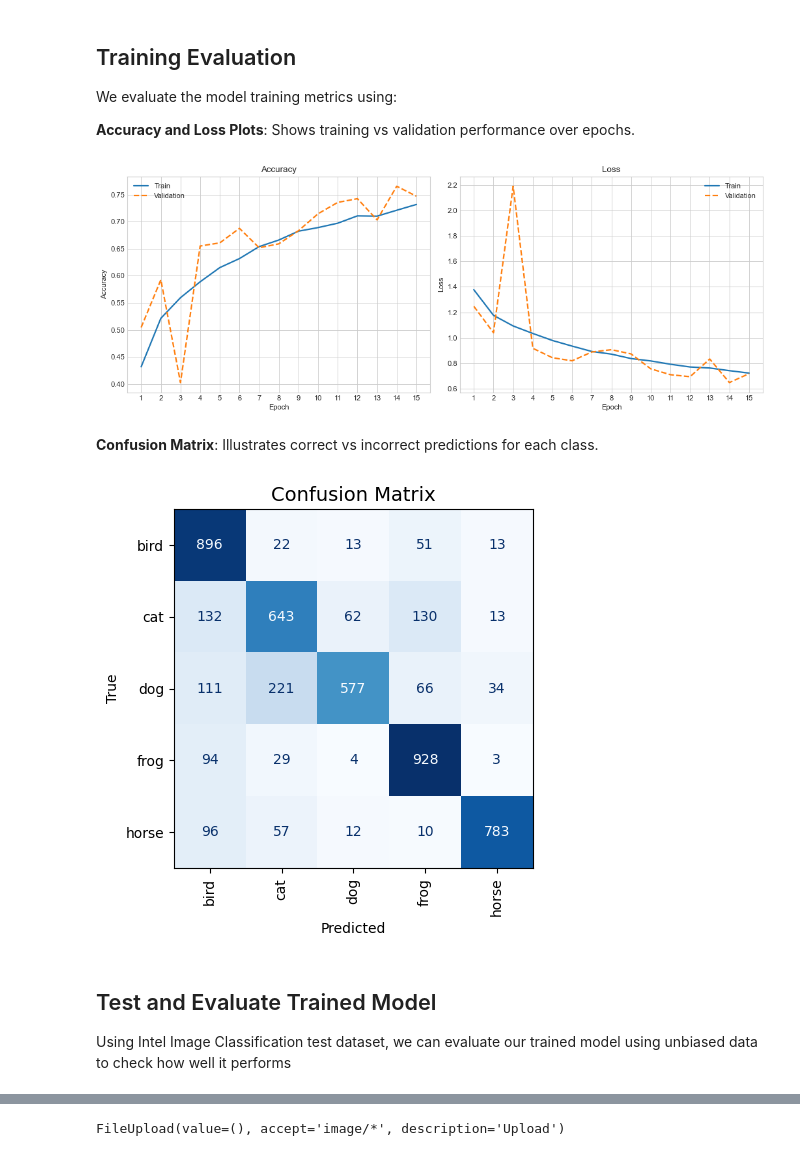
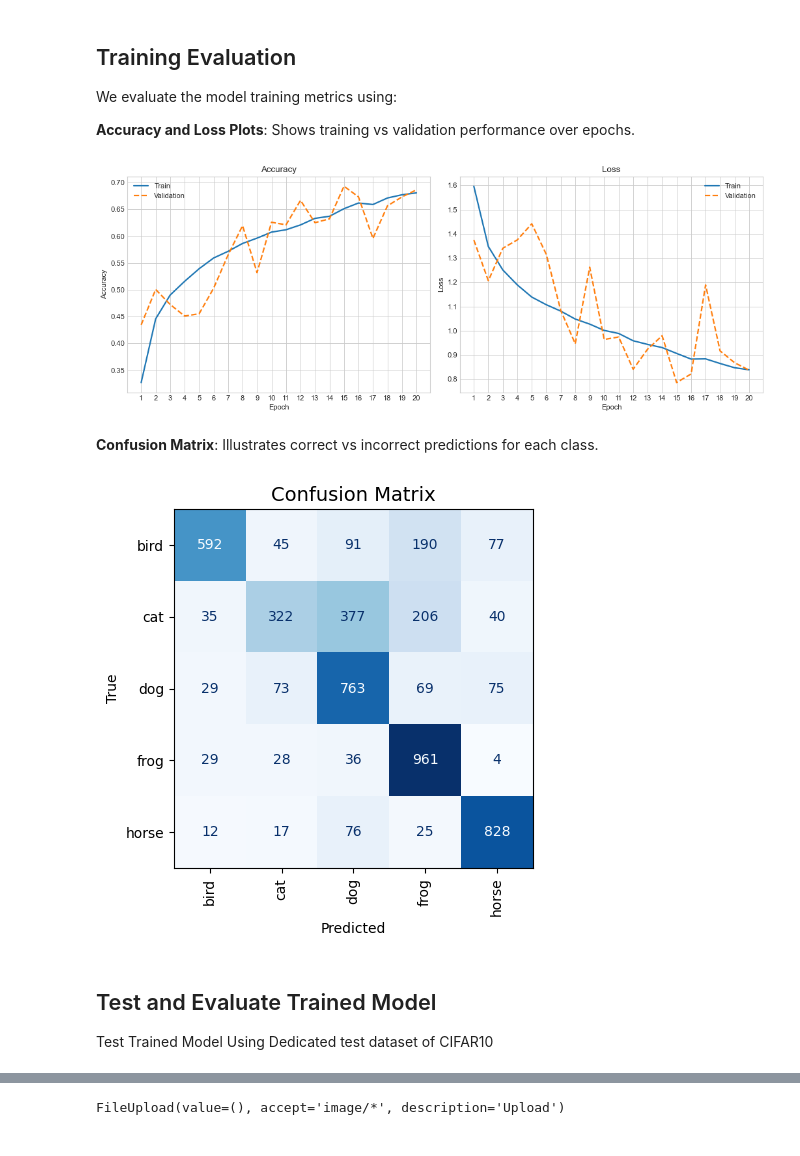
Before and after one commit to baxasd/MLCW2, a Jupyter notebook: Z22590018_MLCW2.ipynb, the cells around one changed output, grey strips where cells are left out. Saved outputs shown, nothing was run; the diff lists cells and outputs as text; code cells hidden in the pictures.

```diff
--- a/Z22590018_MLCW2.ipynb
+++ b/Z22590018_MLCW2.ipynb
@@ -118,7 +115,4 @@ The `image_dataset_from_directory` utility automatically reads images from folde
 # %%
-# Assign global tensorflow seed to change randomness to predictable random number
-# tf.random.set_seed(10)
-
 # Assign corresponding directories to variables.
 train_dir = os.path.join(target_dir, "cifar10/train")
 
@@ -129,7 +123,7 @@ train_data = image_dataset_from_directory(
     subset='training',
     seed=10,
     image_size=(32,32),
-    batch_size=32,
+    batch_size=64,
     label_mode='categorical'
 )
 
@@ -140,16 +134,14 @@ val_data = image_dataset_from_directory(
     subset='validation',
     seed=10,
     image_size=(32,32),
-    batch_size=32,
+    batch_size=64,
     label_mode='categorical',
 )
 
 # Gets and stores number of classes
-class_names = train_data.class_names
 num_classes = len(train_data.class_names)
 
 # Randomize image to improve generalization.
-# Please note that augmentation affected by global seed if set above.
 data_augmentation = tf.keras.Sequential([
     tf.keras.layers.RandomRotation(0.1),
     tf.keras.layers.RandomZoom(0.1),
@@ -172,9 +164,11 @@ The CNN consists of:
 6. **Output Layer**: Specify number of classes, with softmax activation for multi-class classification.
 # %%
 model = Sequential([
+    # Input
     Input(shape=(32,32,3)),
     Rescaling(1./255),
 
+    # Augment Images on fly
     data_augmentation,
 
     # Conv Block 1
@@ -185,7 +179,7 @@ model = Sequential([
     BatchNormalization(),
     Activation('relu'),
     MaxPooling2D((2, 2)),
-    Dropout(0.2),
+    Dropout(0.25),
 
     # Conv Block 2
     Conv2D(64, (3, 3), padding='same', kernel_initializer='he_normal'),
@@ -195,7 +189,7 @@ model = Sequential([
     BatchNormalization(),
     Activation('relu'),
     MaxPooling2D((2, 2)),
-    Dropout(0.3),
+    Dropout(0.35),
 
     # Conv Block 3
     Conv2D(128, (3, 3), padding='same', kernel_initializer='he_normal'),
@@ -205,12 +199,16 @@ model = Sequential([
     BatchNormalization(),
     Activation('relu'),
     MaxPooling2D((2, 2)),
-    Dropout(0.4),
+    Dropout(0.45),
 
+    # Alternative to Flatten()
     GlobalAveragePooling2D(),
 
+    # Dense Block
     Dense(256, activation="relu", kernel_initializer='he_normal'),
     Dropout(0.5),
+    Dense(128, activation="relu", kernel_initializer='he_normal'),
+    Dropout(0.4),
     Dense(num_classes, activation="softmax")
 ])
 
@@ -245,7 +243,7 @@ Model: "sequential_1"
 # %%
 # Early stopping
 early_stop = EarlyStopping(
-    monitor='val_accuracy',  # Usually better for classification
+    monitor='val_accuracy',
     patience=10,             # Increase patience for more stable training
     restore_best_weights=True,
     min_delta=0.001,         # Minimum change to qualify as improvement
@@ -255,7 +253,7 @@ early_stop = EarlyStopping(
 # Compile model. Uses adam optimizer and tries to minimize loss categorical_crossentropy
 model.compile(
 optimizer=Adam(
-    learning_rate=0.001
+    learning_rate=0.0005
 ),
 loss='categorical_crossentropy',
 metrics=['accuracy']
@@ -265,7 +263,7 @@ metrics=['accuracy']
 history = model.fit(
 train_data,
 validation_data=val_data,
-epochs=15,
+epochs=20,
 callbacks=[early_stop]
 )
 # %% [output]
@@ -325,37 +323,37 @@ ax[1].legend()
 plt.tight_layout()
 plt.show()
 # %% [output]
-[figure, old version]
+[figure, new version]
 # %% [markdown]
 **Confusion Matrix**: Illustrates correct vs incorrect predictions for each class.
 # %%
 # Collect predictions for entire validation set
 y_true = []
 y_pred = []
 
 for x, y in val_data:
     y_true.extend(tf.argmax(y, axis=1).numpy())
     y_pred.extend(tf.argmax(model(x, training=False), axis=1).numpy())
 
 # Confusion Matrix
 cm = confusion_matrix(y_true, y_pred)
 
 # Set theme to default. Added to prevent unexpected visualization set earlier
 plt.style.use('default')
 
 # Plot and Display
-disp = ConfusionMatrixDisplay(cm, display_labels=class_names)
+disp = ConfusionMatrixDisplay(cm, display_labels=train_data.class_names)
 disp.plot(cmap='Blues', xticks_rotation='vertical', colorbar=False)
 
 plt.title("Confusion Matrix", fontsize=14)
 plt.xlabel("Predicted")
 plt.ylabel("True")
 plt.tight_layout()
 plt.show()
 # %% [output]
-[figure, old version]
+[figure, new version]
 # %% [markdown]
 ## Test and Evaluate Trained Model
-Using Intel Image Classification test dataset, we can evaluate our trained model using unbiased data to check how well it performs
+Test Trained Model Using Dedicated test dataset of CIFAR10
 # %%
 # Evaluate on test set after training
```
Also changed, not shown: parts of 12 cells of this notebook, 2 other files.
